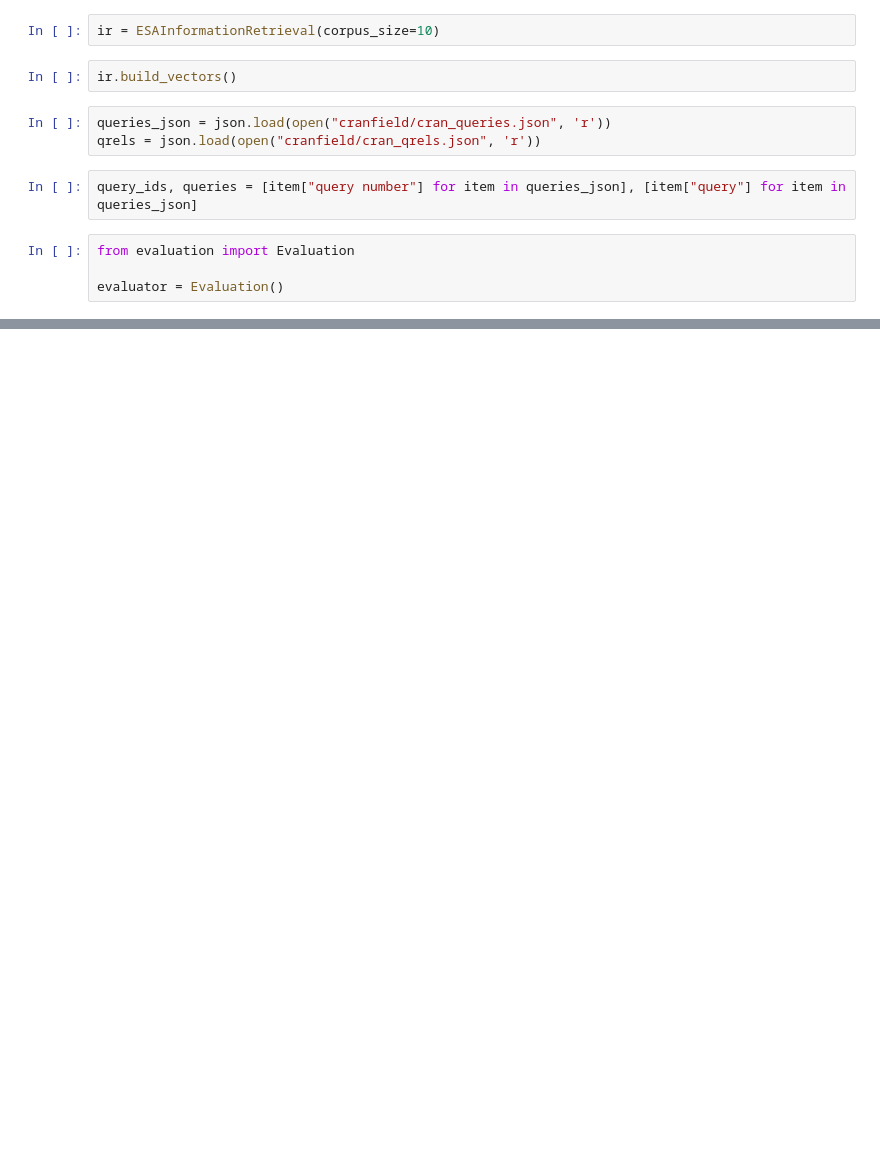
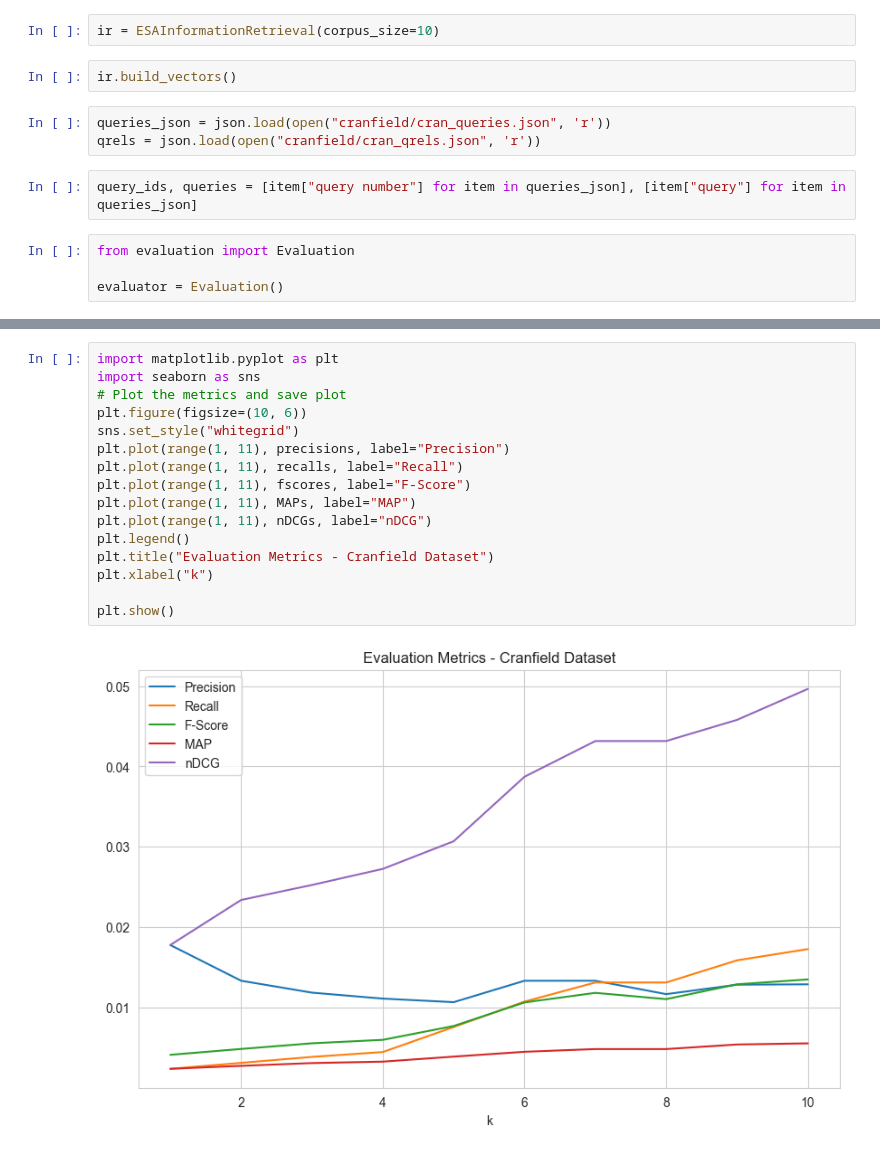
Before and after one commit to petrichor247/ESA-for-IR, a Jupyter notebook: ESA.ipynb, the cells around one changed output, grey strips where cells are left out. Drawn from its saved outputs; the diff is of its cells as text; blank space fills up the shorter version.

Commit message:
esa - added eval plots

```diff
--- a/ESA.ipynb
+++ b/ESA.ipynb
@@ -373,3 +422,21 @@ Precision, Recall and F-score @ 9 : 0.012839506172839505, 0.015874058040724708,
 MAP, nDCG @ 9 : 0.005401331658739066, 0.045797140364489876
 Precision, Recall and F-score @ 10 : 0.01288888888888889, 0.017270883437550105, 0.013496301336549015
 MAP, nDCG @ 10 : 0.005541014198421605, 0.049651338048728386
+# %%
+import matplotlib.pyplot as plt
+import seaborn as sns
+# Plot the metrics and save plot
+plt.figure(figsize=(10, 6))
+sns.set_style("whitegrid")
+plt.plot(range(1, 11), precisions, label="Precision")
+plt.plot(range(1, 11), recalls, label="Recall")
+plt.plot(range(1, 11), fscores, label="F-Score")
+plt.plot(range(1, 11), MAPs, label="MAP")
+plt.plot(range(1, 11), nDCGs, label="nDCG")
+plt.legend()
+plt.title("Evaluation Metrics - Cranfield Dataset")
+plt.xlabel("k")
+
+plt.show()
+# %% [output]
+[figure, added]
```
Also changed, not shown: parts of 1 cell of this notebook.
